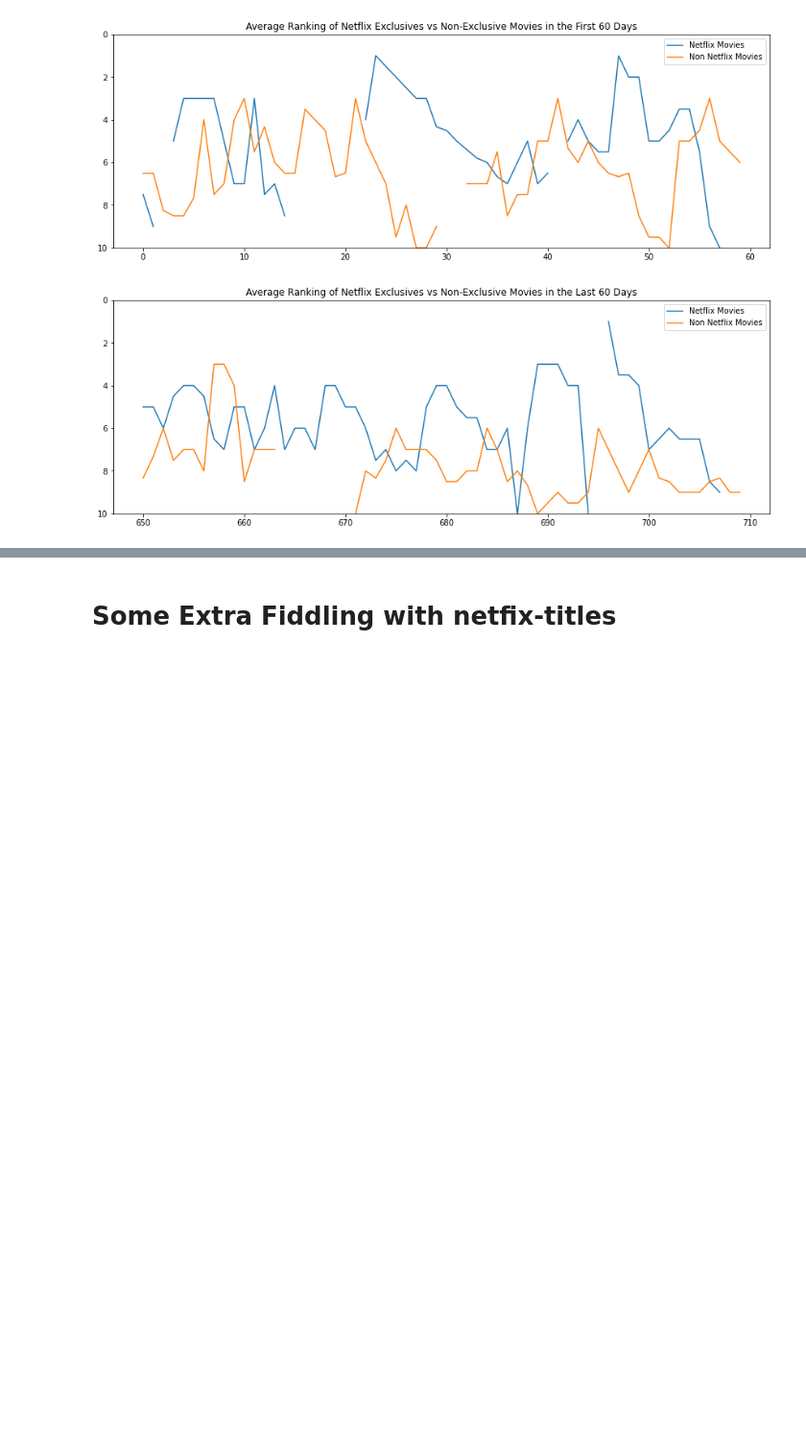
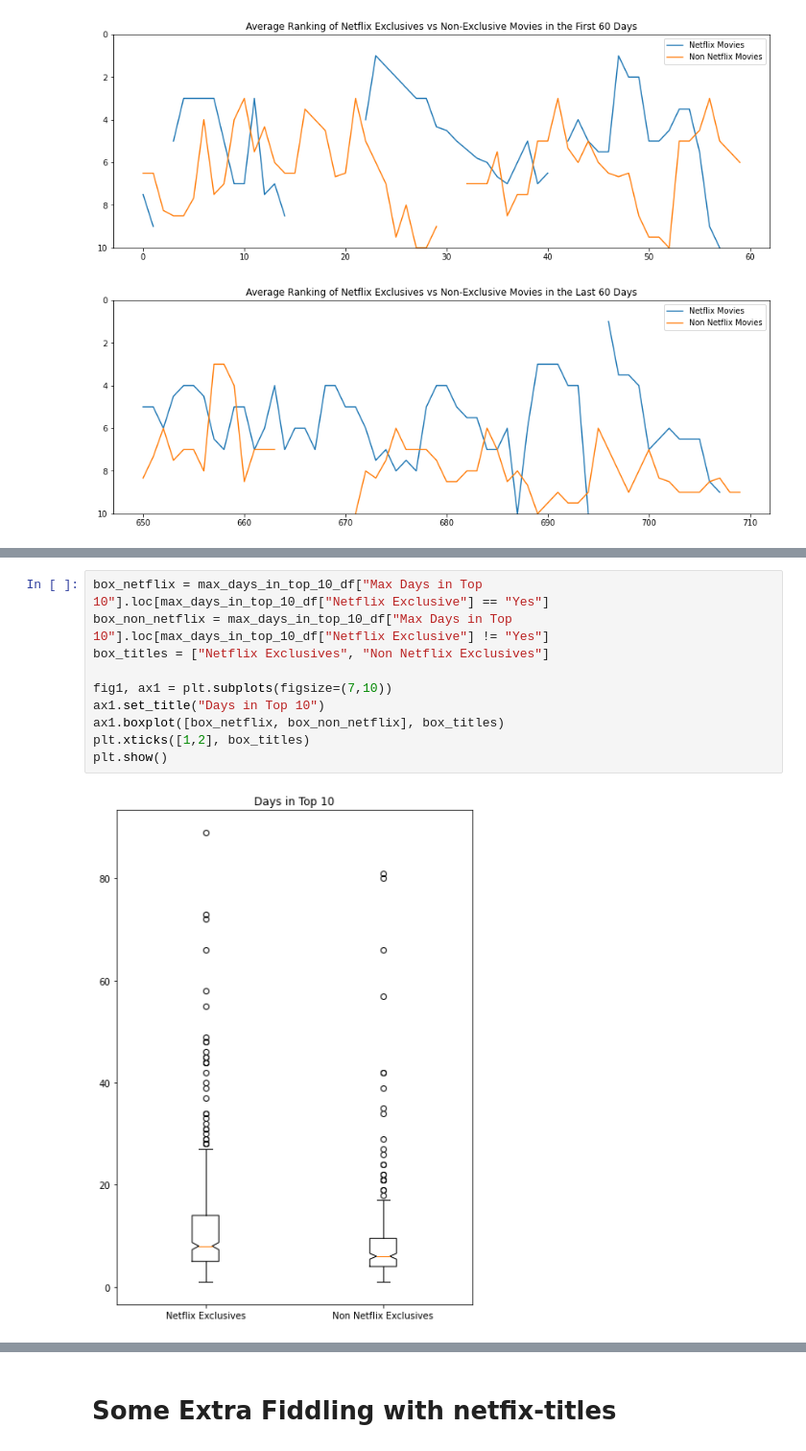
Before and after one commit to Costilrt/The-First-Project, a Jupyter notebook: netflix-project-matthew.ipynb, the cells around one changed output, grey strips where cells are left out. Shown: that part at 96% size. Cells and saved outputs as stored; diff of their text form; blank space fills up the shorter version.

```diff
--- a/netflix-project-matthew.ipynb
+++ b/netflix-project-matthew.ipynb
@@ -545,0 +589,12 @@ max_days_in_top_10_df.groupby(["Netflix Exclusive", "Type"]).median()
+# %%
+box_netflix = max_days_in_top_10_df["Max Days in Top 10"].loc[max_days_in_top_10_df["Netflix Exclusive"] == "Yes"]
+box_non_netflix = max_days_in_top_10_df["Max Days in Top 10"].loc[max_days_in_top_10_df["Netflix Exclusive"] != "Yes"]
+box_titles = ["Netflix Exclusives", "Non Netflix Exclusives"]
+
+fig1, ax1 = plt.subplots(figsize=(7,10))
+ax1.set_title("Days in Top 10")
+ax1.boxplot([box_netflix, box_non_netflix], box_titles)
+plt.xticks([1,2], box_titles)
+plt.show()
+# %% [output]
+[figure, added]
```
Also changed, not shown: parts of 11 cells of this notebook, 2 other files.
